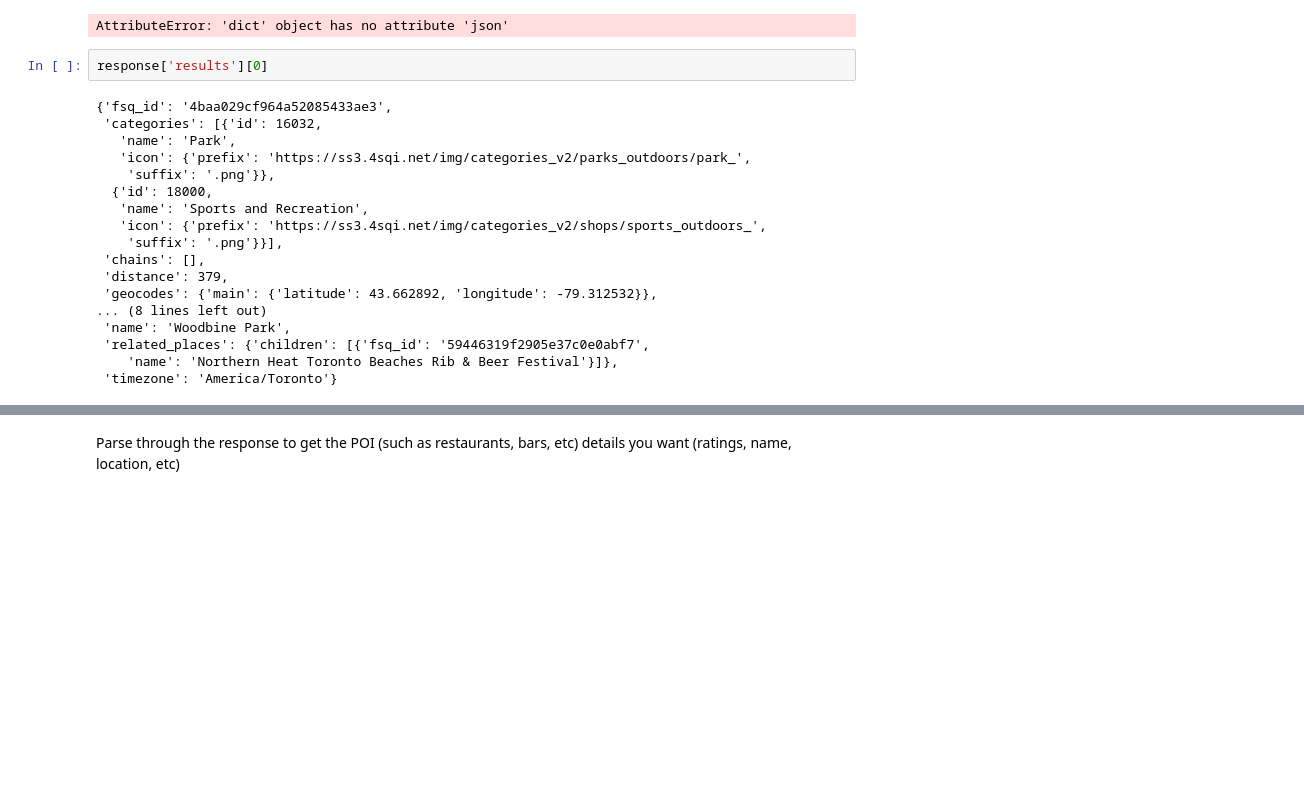
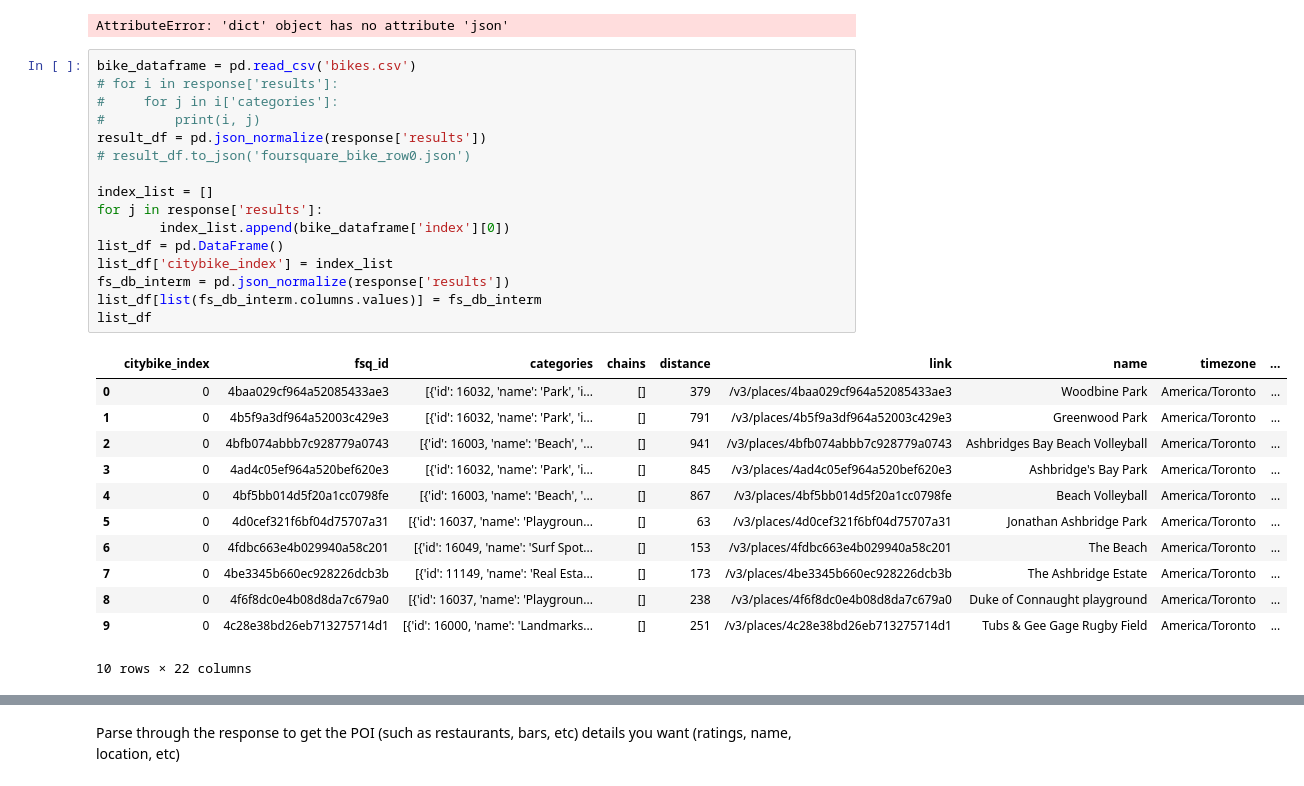
Before and after one commit to Frood-for-Thought/LHL-Statistical-Modelling-with-Python-Project, a Jupyter notebook: notebooks/yelp_foursquare_EDA.ipynb, the cells around one changed output, grey strips where cells are left out. Saved outputs shown, nothing was run; the diff lists cells and outputs as text; blank space fills up the shorter version.

```diff
--- a/notebooks/yelp_foursquare_EDA.ipynb
+++ b/notebooks/yelp_foursquare_EDA.ipynb
@@ -60,23 +60,32 @@ SEARCH_LIMIT = 10
 response = foursquare_api_request(foursquare_id, CATEGORYID, SEARCH_LIMIT, ll).search()
 # %% [output]
 AttributeError: 'dict' object has no attribute 'json'
-# %%
-response['results'][0]
-# %% [output]
-{'fsq_id': '4baa029cf964a52085433ae3',
- 'categories': [{'id': 16032,
-   'name': 'Park',
-   'icon': {'prefix': 'https://ss3.4sqi.net/img/categories_v2/parks_outdoors/park_',
-    'suffix': '.png'}},
-  {'id': 18000,
-   'name': 'Sports and Recreation',
-   'icon': {'prefix': 'https://ss3.4sqi.net/img/categories_v2/shops/sports_outdoors_',
-    'suffix': '.png'}}],
- 'chains': [],
- 'distance': 379,
- 'geocodes': {'main': {'latitude': 43.662892, 'longitude': -79.312532}},
-... (8 lines left out)
- 'name': 'Woodbine Park',
- 'related_places': {'children': [{'fsq_id': '59446319f2905e37c0e0abf7',
-    'name': 'Northern Heat Toronto Beaches Rib & Beer Festival'}]},
- 'timezone': 'America/Toronto'}
+# %%
+bike_dataframe = pd.read_csv('bikes.csv')
+# for i in response['results']:
+#     for j in i['categories']:
+#         print(i, j)
+result_df = pd.json_normalize(response['results'])
+# result_df.to_json('foursquare_bike_row0.json')
+
+index_list = []
+for j in response['results']:
+        index_list.append(bike_dataframe['index'][0])
+list_df = pd.DataFrame()
+list_df['citybike_index'] = index_list
+fs_db_interm = pd.json_normalize(response['results'])
+list_df[list(fs_db_interm.columns.values)] = fs_db_interm
+list_df
+# %% [output]
+|  | citybike_index | fsq_id | categories | chains | distance | link | name | timezone | ... |
+| 0 | 0 | 4baa029cf964a52085433ae3 | [{'id': 16032, 'name': 'Park', 'i... | [] | 379 | /v3/places/4baa029cf964a52085433ae3 | Woodbine Park | America/Toronto | ... |
+| 1 | 0 | 4b5f9a3df964a52003c429e3 | [{'id': 16032, 'name': 'Park', 'i... | [] | 791 | /v3/places/4b5f9a3df964a52003c429e3 | Greenwood Park | America/Toronto | ... |
+| 2 | 0 | 4bfb074abbb7c928779a0743 | [{'id': 16003, 'name': 'Beach', '... | [] | 941 | /v3/places/4bfb074abbb7c928779a0743 | Ashbridges Bay Beach Volleyball | America/Toronto | ... |
+| 3 | 0 | 4ad4c05ef964a520bef620e3 | [{'id': 16032, 'name': 'Park', 'i... | [] | 845 | /v3/places/4ad4c05ef964a520bef620e3 | Ashbridge's Bay Park | America/Toronto | ... |
+| 4 | 0 | 4bf5bb014d5f20a1cc0798fe | [{'id': 16003, 'name': 'Beach', '... | [] | 867 | /v3/places/4bf5bb014d5f20a1cc0798fe | Beach Volleyball | America/Toronto | ... |
+| 5 | 0 | 4d0cef321f6bf04d75707a31 | [{'id': 16037, 'name': 'Playgroun... | [] | 63 | /v3/places/4d0cef321f6bf04d75707a31 | Jonathan Ashbridge Park | America/Toronto | ... |
+| 6 | 0 | 4fdbc663e4b029940a58c201 | [{'id': 16049, 'name': 'Surf Spot... | [] | 153 | /v3/places/4fdbc663e4b029940a58c201 | The Beach | America/Toronto | ... |
+| 7 | 0 | 4be3345b660ec928226dcb3b | [{'id': 11149, 'name': 'Real Esta... | [] | 173 | /v3/places/4be3345b660ec928226dcb3b | The Ashbridge Estate | America/Toronto | ... |
+| 8 | 0 | 4f6f8dc0e4b08d8da7c679a0 | [{'id': 16037, 'name': 'Playgroun... | [] | 238 | /v3/places/4f6f8dc0e4b08d8da7c679a0 | Duke of Connaught playground | America/Toronto | ... |
+| 9 | 0 | 4c28e38bd26eb713275714d1 | [{'id': 16000, 'name': 'Landmarks... | [] | 251 | /v3/places/4c28e38bd26eb713275714d1 | Tubs & Gee Gage Rugby Field | America/Toronto | ... |
+10 rows × 22 columns
```
Also changed, not shown: parts of 7 cells of this notebook, 1 other file.
